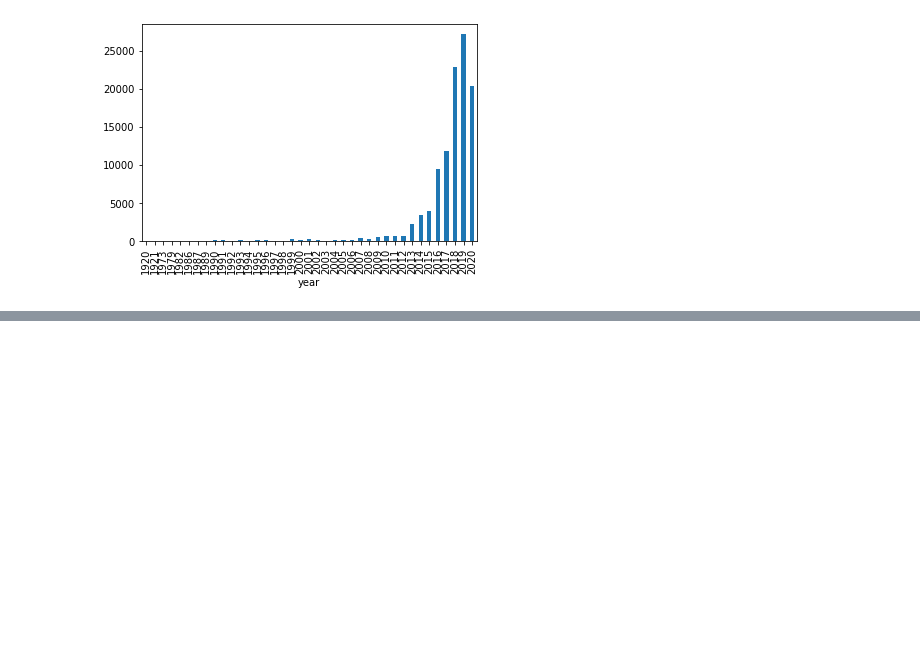
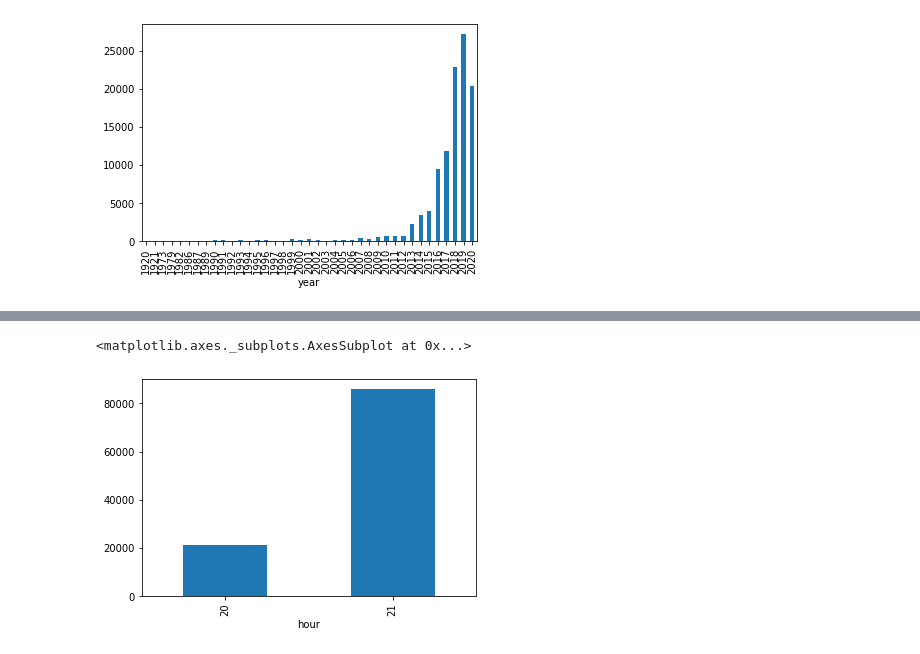
Before and after one commit to zedeme/Argentinian-Birds, a Jupyter notebook: gh_ArgentinianBirds.ipynb, the cells around one changed output, grey strips where cells are left out. Saved outputs shown, nothing was run; the diff lists cells and outputs as text; code cells hidden in the pictures; blank space fills up the shorter version.

```diff
--- a/gh_ArgentinianBirds.ipynb
+++ b/gh_ArgentinianBirds.ipynb
@@ -186,0 +236,5 @@ Name: family, dtype: float64
+# %%
+df_ar.groupby("hour")["gbifID"].count().plot.bar()
+# %% [output]
+<matplotlib.axes._subplots.AxesSubplot at 0x...>
+[figure, added]
```
Also changed, not shown: parts of 10 cells of this notebook.
